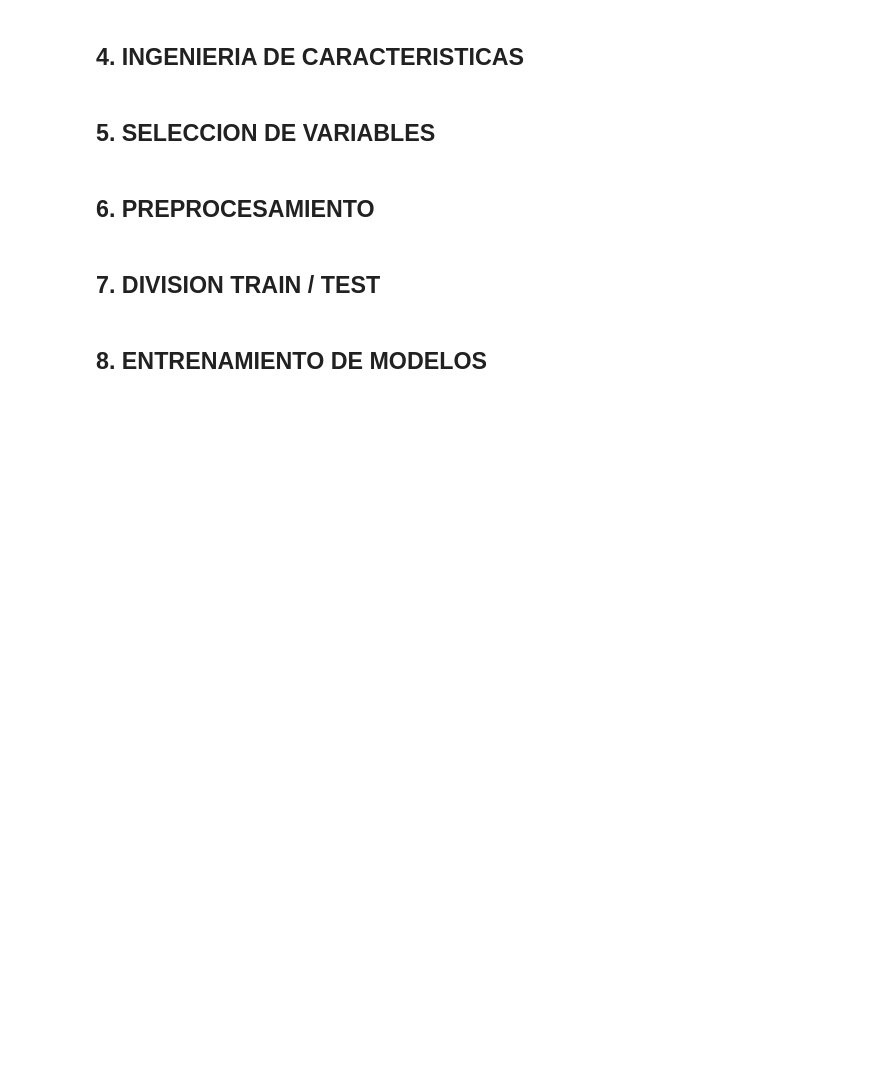
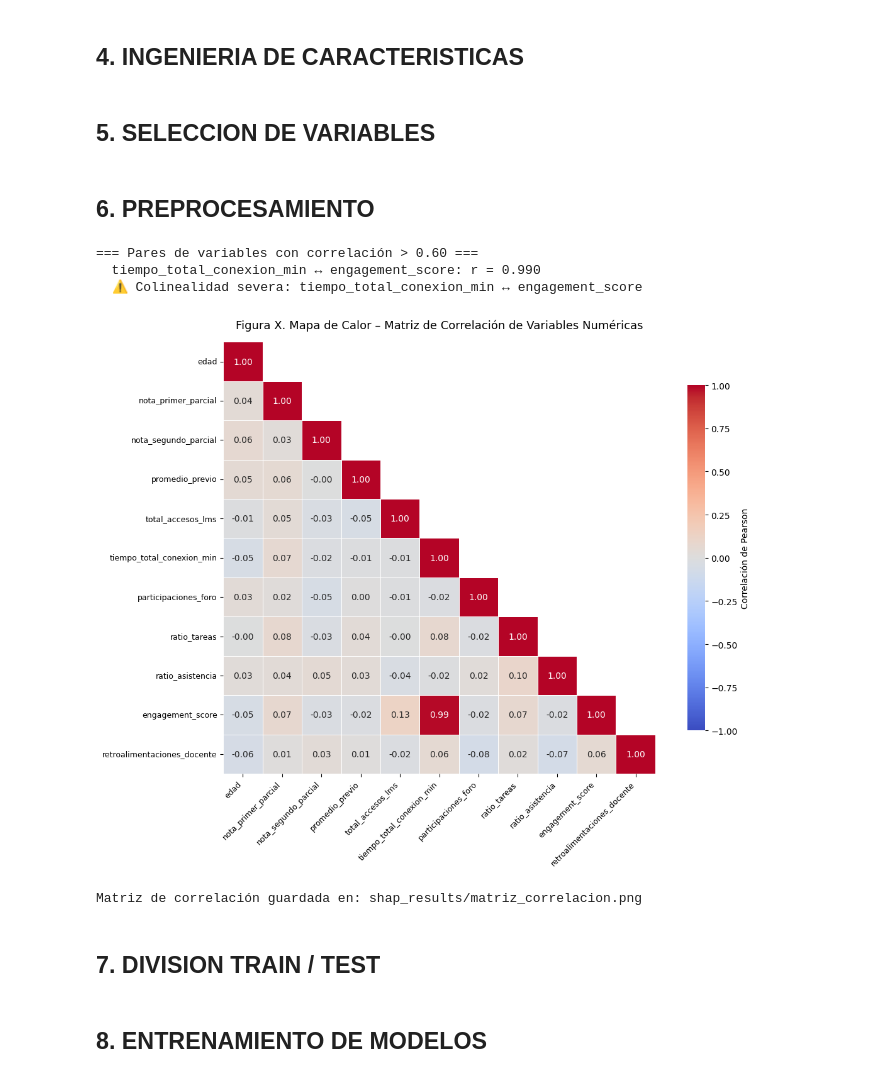
Before and after one commit to NormanPatrickHarveyArce/PredictorRendimientoAcademico, a Jupyter notebook: datos/datos_crudos/main_pipeline.ipynb, the cells around one changed output. Saved outputs shown, nothing was run; the diff lists cells and outputs as text; code cells hidden in the pictures; blank space fills up the shorter version.

```diff
--- a/datos/datos_crudos/main_pipeline.ipynb
+++ b/datos/datos_crudos/main_pipeline.ipynb
@@ -91,6 +188,83 @@ scaler = StandardScaler()
 
 X = imputer.fit_transform(X)
 X = scaler.fit_transform(X)
+# %%
+# ============================================================
+# ANÁLISIS DE CORRELACIÓN Y COLINEALIDAD
+# ============================================================
+import matplotlib.pyplot as plt
+import seaborn as sns
+import pandas as pd
+
+# Reconstruir DataFrame con features antes del escalado
+# (usar los datos antes de imputer/scaler para interpretabilidad)
+df_corr = pd.DataFrame(
+    imputer.transform(df[features]),
+    columns=features
+)
+
+# Matriz de correlación de Pearson
+corr_matrix = df_corr.corr(method="pearson")
+
+# Identificar pares con correlación alta (> 0.6)
+print("=== Pares de variables con correlación > 0.60 ===")
+for i in range(len(corr_matrix.columns)):
+    for j in range(i+1, len(corr_matrix.columns)):
+        val = corr_matrix.iloc[i, j]
+        if abs(val) > 0.60:
+            print(f"  {corr_matrix.columns[i]} ↔ {corr_matrix.columns[j]}: r = {val:.3f}")
+
+# Identificar si hay colinealidad severa (> 0.80)
+colineal_severa = False
+for i in range(len(corr_matrix.columns)):
+    for j in range(i+1, len(corr_matrix.columns)):
+        if abs(corr_matrix.iloc[i, j]) > 0.80:
+            colineal_severa = True
+            print(f"  ⚠️ Colinealidad severa: {corr_matrix.columns[i]} ↔ {corr_matrix.columns[j]}")
+
+if not colineal_severa:
+    print("  ✅ No se detectó colinealidad severa (ningún par supera r = 0.80)")
+
+# Mapa de calor
+plt.figure(figsize=(12, 9))
+mask = pd.DataFrame(False, index=corr_matrix.index, columns=corr_matrix.columns)
+# Ocultar triángulo superior para mayor legibilidad
+import numpy as np
+mask_upper = np.triu(np.ones_like(corr_matrix, dtype=bool), k=1)
+
+sns.heatmap(
+    corr_matrix,
+    annot=True,
+    fmt=".2f",
+    cmap="coolwarm",
+    center=0,
+    vmin=-1,
+    vmax=1,
+    linewidths=0.5,
+    linecolor="white",
+    mask=mask_upper,
+    square=True,
+    cbar_kws={"shrink": 0.8, "label": "Correlación de Pearson"}
+)
+
+plt.title(
+    "Figura X. Mapa de Calor – Matriz de Correlación de Variables Numéricas",
+    fontsize=13,
+    pad=15
+)
+plt.xticks(rotation=45, ha="right", fontsize=9)
+plt.yticks(rotation=0, fontsize=9)
+plt.tight_layout()
+plt.savefig("shap_results/matriz_correlacion.png", dpi=150, bbox_inches="tight")
+plt.show()
+
+print("\nMatriz de correlación guardada en: shap_results/matriz_correlacion.png")
+# %% [output]
+=== Pares de variables con correlación > 0.60 ===
+  tiempo_total_conexion_min ↔ engagement_score: r = 0.990
+  ⚠️ Colinealidad severa: tiempo_total_conexion_min ↔ engagement_score
+[figure, added]
+Matriz de correlación guardada en: shap_results/matriz_correlacion.png
 # %% [markdown]
 ## 7. DIVISION TRAIN / TEST
 # %%
```
Also changed, not shown: parts of 12 cells of this notebook, 9 other files.
